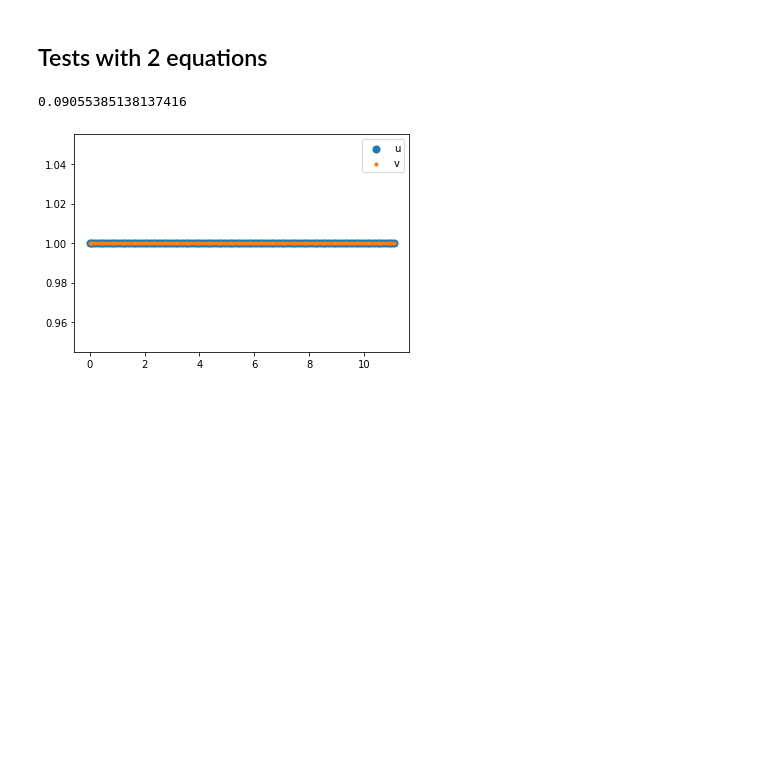
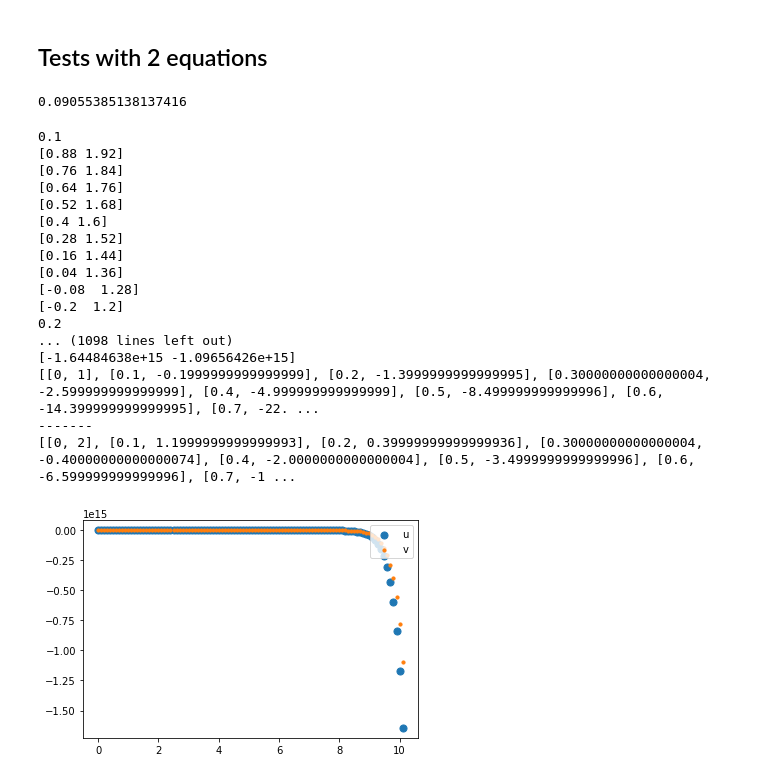
Before and after one commit to AlexPoiron/FirstModel, a Jupyter notebook: Main.ipynb, the cells around one changed output. Drawn from its saved outputs; the diff is of its cells as text; code cells hidden in the pictures; blank space fills up the shorter version.

```diff
--- a/Main.ipynb
+++ b/Main.ipynb
@@ -13,7 +13,7 @@ import math
 ## Global Variables
 # %%
 #Time variables
-interval = 11
+interval = 10
 delta = 0.1
 
 #Numbers represent how far we want to be precised.
@@ -24,4 +24,15 @@ Nnewton = 10
 # %%
-def create_f(var, uk_1, expr):
-    return (var - uk_1)/delta - expr
+"""
+    Create the function f wich correspond to this equality : du/dt = expr(u, v).
+    Here du/dt -> un - un-1 / delta
+
+    @return: the new function ready to be evaluated.
+
+    @var: the symbol we want to evalute (u or v)
+    @term_1: the previous term
+    @expr: the function tied.
+"""
+
+def create_f(var, term_1, expr):
+    return (var - term_1)/delta - expr
 # %%
@@ -36,7 +61,3 @@ def f_prime_2_eqs(x1, x2, f1, f2):
             res[i][j] = Jacobian_square_mat(symbols[i], tab_f[j]).subs(symbols[i], tab_x[j])
 
     return res
-# %%
-x, y = sp.symbols('x y')
-f = 3*x + y
-sp.diff(f, y)
@@ -234,34 +293,55 @@ plt.scatter(absi, coords)
 ### exp(x)
 # %% [markdown]
 ## Tests with 2 equations
-# %%
-LA.norm([-0.09, -0.01])
-# %% [output]
-0.09055385138137416
+# %%
+LA.norm([-0.09, -0.01])
+# %% [output]
+0.09055385138137416
 # %%
 u0 = 1
-v0 = 1
-
-fu = -u + v
-fv = v - u
+v0 = 2
+a = 2
+b = 1
+du = (-b/a)*u - (1/a)*v
+dv = u - v
 
 res = Solver_two_equations(u0, v0, fu, fv)
+print(res[0])
+print("-------")
+print(res[1])
 
 time = []
 coords_u = []
 coords_v = []
 
 for i in range(0, len(res[0])):
     time.append(res[0][i][0])
     coords_u.append(res[0][i][1])
     coords_v.append(res[1][i][1])
 
 fig = plt.figure()
 ax1 = fig.add_subplot(111)
 
 ax1.scatter(time, coords_u, s=50, label='u')
 ax1.scatter(time, coords_v, s=10, label='v')
 plt.legend(loc='upper right');
 plt.show()
 # %% [output]
+0.1
+[0.88 1.92]
+[0.76 1.84]
+[0.64 1.76]
+[0.52 1.68]
+[0.4 1.6]
+[0.28 1.52]
+[0.16 1.44]
+[0.04 1.36]
+[-0.08  1.28]
+[-0.2  1.2]
+0.2
+... (1098 lines left out)
+[-1.64484638e+15 -1.09656426e+15]
+[[0, 1], [0.1, -0.1999999999999999], [0.2, -1.3999999999999995], [0.30000000000000004, -2.599999999999999], [0.4, -4.999999999999999], [0.5, -8.499999999999996], [0.6, -14.399999999999995], [0.7, -22. ...
+-------
+[[0, 2], [0.1, 1.1999999999999993], [0.2, 0.39999999999999936], [0.30000000000000004, -0.40000000000000074], [0.4, -2.0000000000000004], [0.5, -3.4999999999999996], [0.6, -6.599999999999996], [0.7, -1 ...
-[figure, old version]
+[figure, new version]
```
Also changed, not shown: parts of 9 cells of this notebook.
